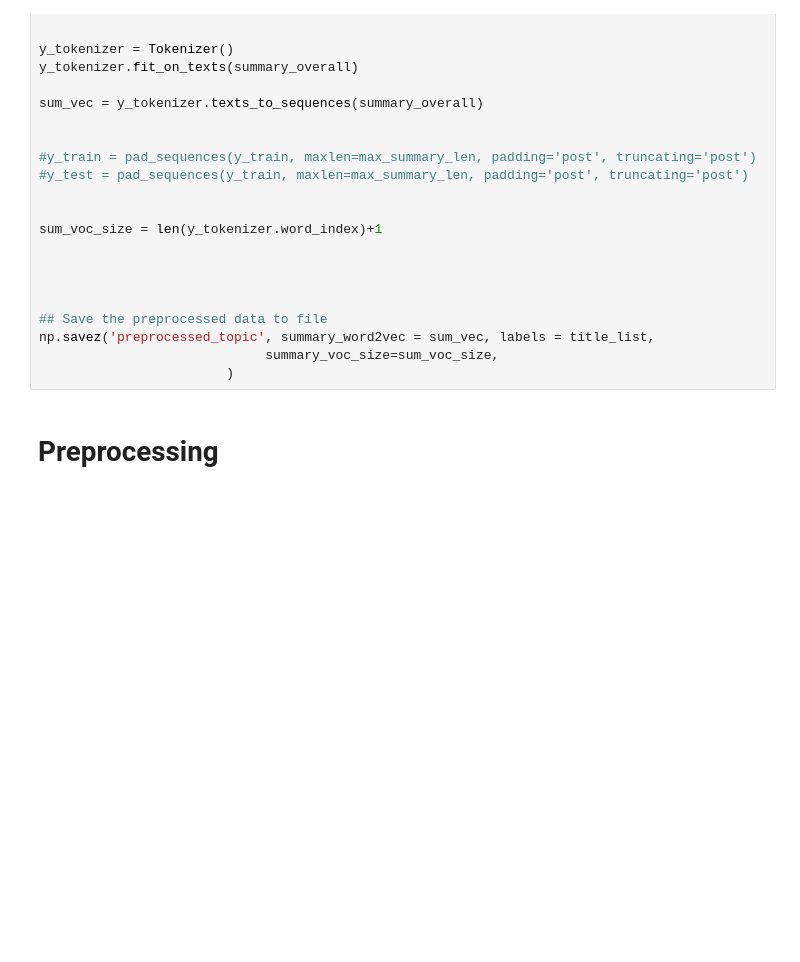
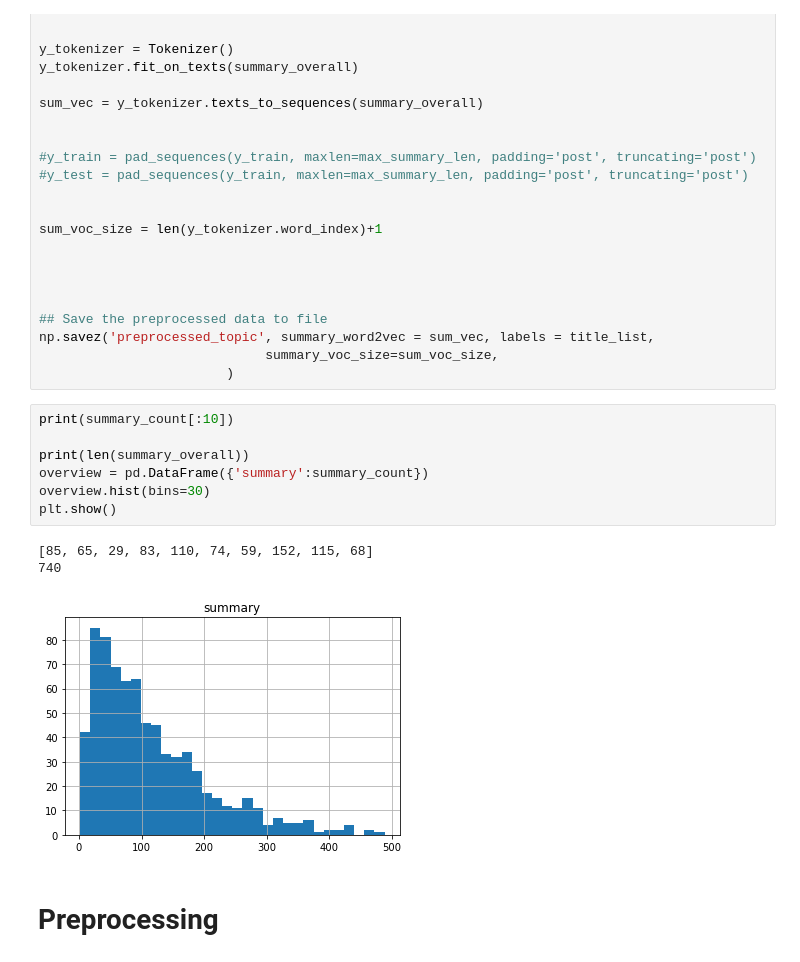
Before and after one commit to yufei118liu/ML-project-new-start, a Jupyter notebook: topic_clustering.ipynb, the cells around one changed output. Drawn from its saved outputs; the diff is of its cells as text; blank space fills up the shorter version.

Commit message:
show data

```diff
--- a/topic_clustering.ipynb
+++ b/topic_clustering.ipynb
@@ -176,6 +176,17 @@ sum_voc_size = len(y_tokenizer.word_index)+1
 np.savez('preprocessed_topic', summary_word2vec = sum_vec, labels = title_list,
                              summary_voc_size=sum_voc_size,
                         )
+# %%
+print(summary_count[:10])
+
+print(len(summary_overall))
+overview = pd.DataFrame({'summary':summary_count})
+overview.hist(bins=30)
+plt.show()
+# %% [output]
+[85, 65, 29, 83, 110, 74, 59, 152, 115, 68]
+740
+[figure, added]
 # %% [markdown]
 # Preprocessing
 # %%
```
